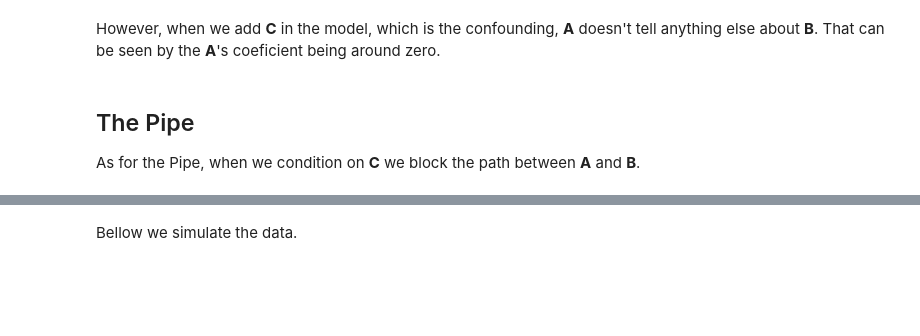
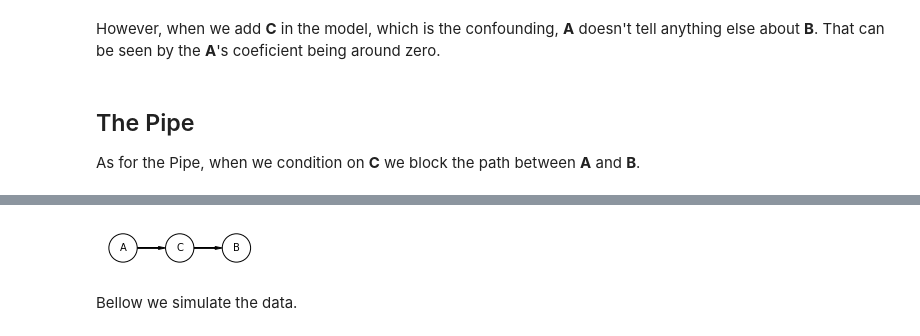
Before and after one commit to elisiojsj/Data-Science, a Jupyter notebook: Causal_DAGs.ipynb, the cells around one changed output, grey strips where cells are left out. Cells and saved outputs as stored; diff of their text form; code cells hidden in the pictures; blank space fills up the shorter version.

```diff
--- a/Causal_DAGs.ipynb
+++ b/Causal_DAGs.ipynb
@@ -108,3 +111,19 @@ assoc.draw()
+# %%
+# the pipe
+dag_pipe = CausalGraphicalModel(
+    nodes=["A", "B", "C"], edges=[("A", "C"), ("C", "B")]
+)
+
+pgm = daft.PGM()
+coordinates = {"A":(0, 0), "C":(1, 0), "B":(2, 0)}
+
+for node in dag_pipe.dag.nodes:
+    pgm.add_node(node, node, *coordinates[node])
+for edge in dag_pipe.dag.edges:
+    pgm.add_edge(*edge)
+pgm.render();
+# %% [output]
+[figure, added]
 # %% [markdown]
 Bellow we simulate the data.
 # %%
```
Also changed, not shown: parts of 20 cells of this notebook.
